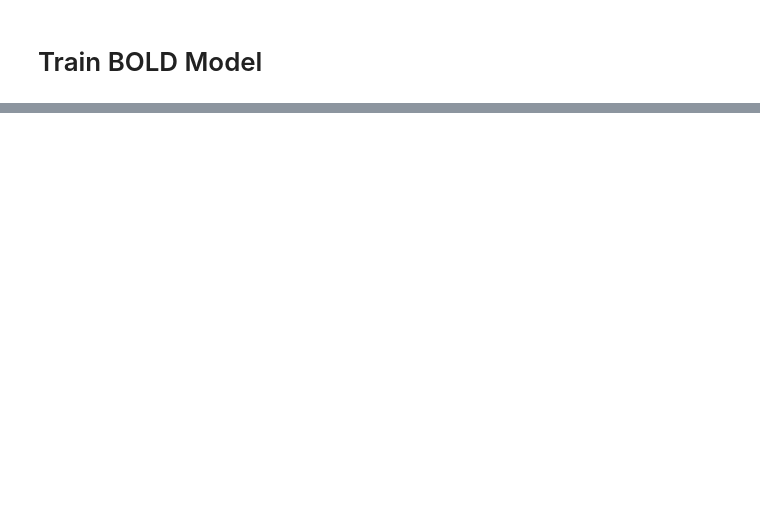
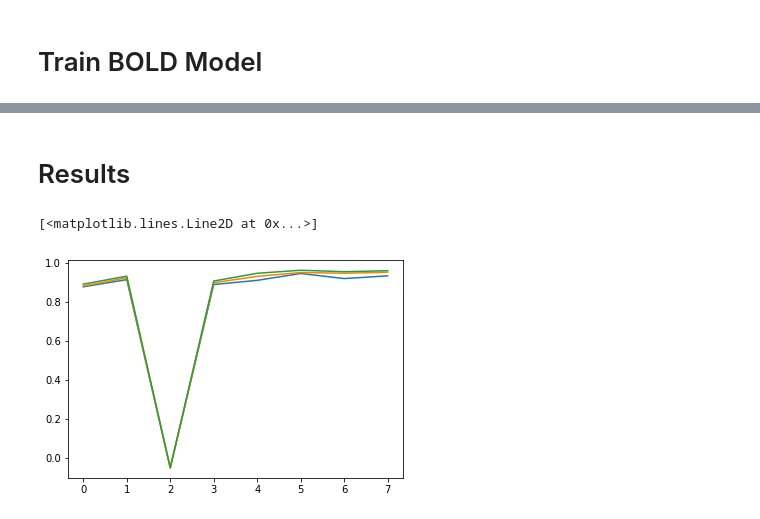
Before and after one commit to rogerwangcs/Predicting-BOLD-Signal, a Jupyter notebook: BrainProjectResearch.ipynb, the cells around one changed output, grey strips where cells are left out. Cells and saved outputs as stored; diff of their text form; code cells hidden in the pictures; blank space fills up the shorter version.

```diff
--- a/BrainProjectResearch.ipynb
+++ b/BrainProjectResearch.ipynb
@@ -344,0 +268,14 @@ RuntimeError: The size of tensor a (35) must match the size of tensor b (60) at
+# %% [markdown]
+# Results
+# %%
+# sub-01
+pixelNetCV = np.load(Paths.results_path + "/sub-01/pixelNetCV.npy")
+simpleConvAE = np.load(Paths.results_path + "/sub-01/simpleConvAECV.npy")
+simpleConvAESmall = np.load(Paths.results_path + "/sub-01/simpleConvAESmallCV.npy")
+
+plt.plot(pixelNetCV[:,1])
+plt.plot(simpleConvAE[:,1])
+plt.plot(simpleConvAESmall[:,1])
+# %% [output]
+[<matplotlib.lines.Line2D at 0x...>]
+[figure, added]
```
Also changed, not shown: parts of 32 cells of this notebook, 11 other files.
